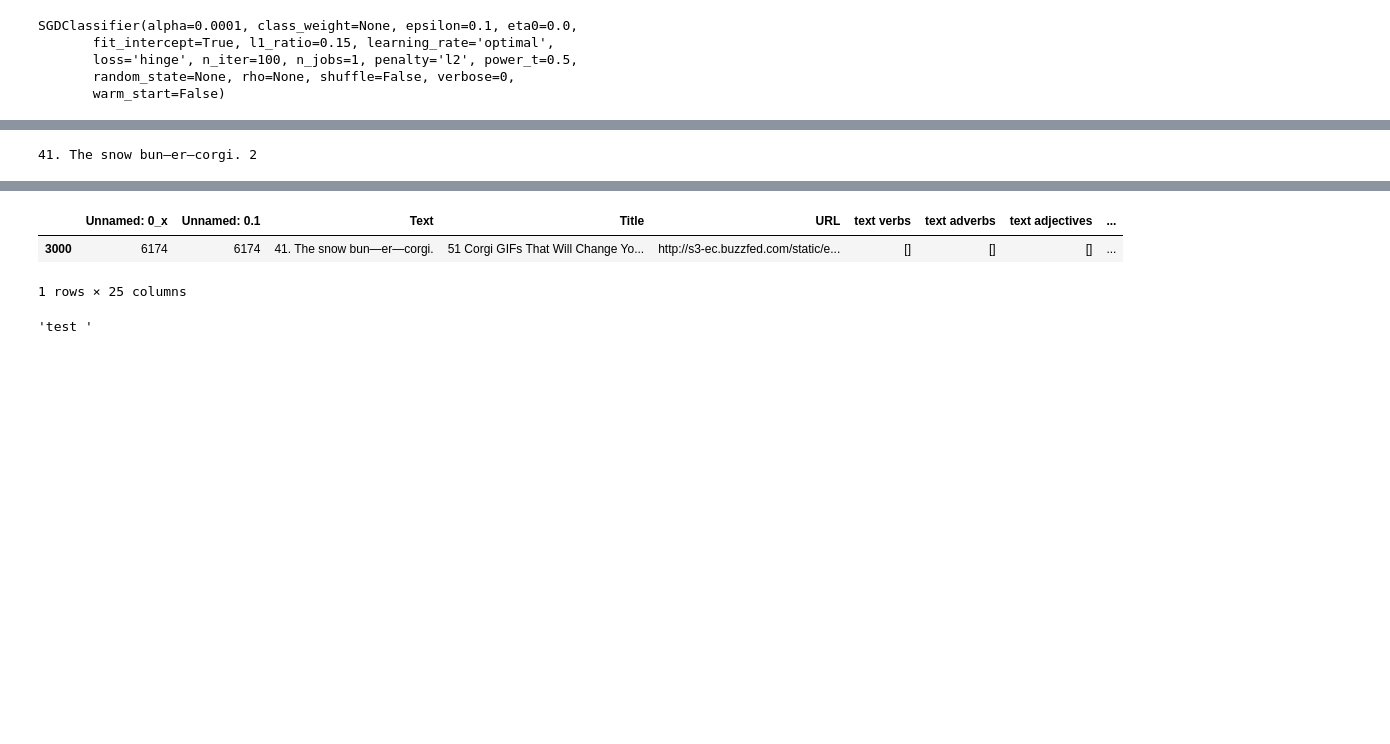
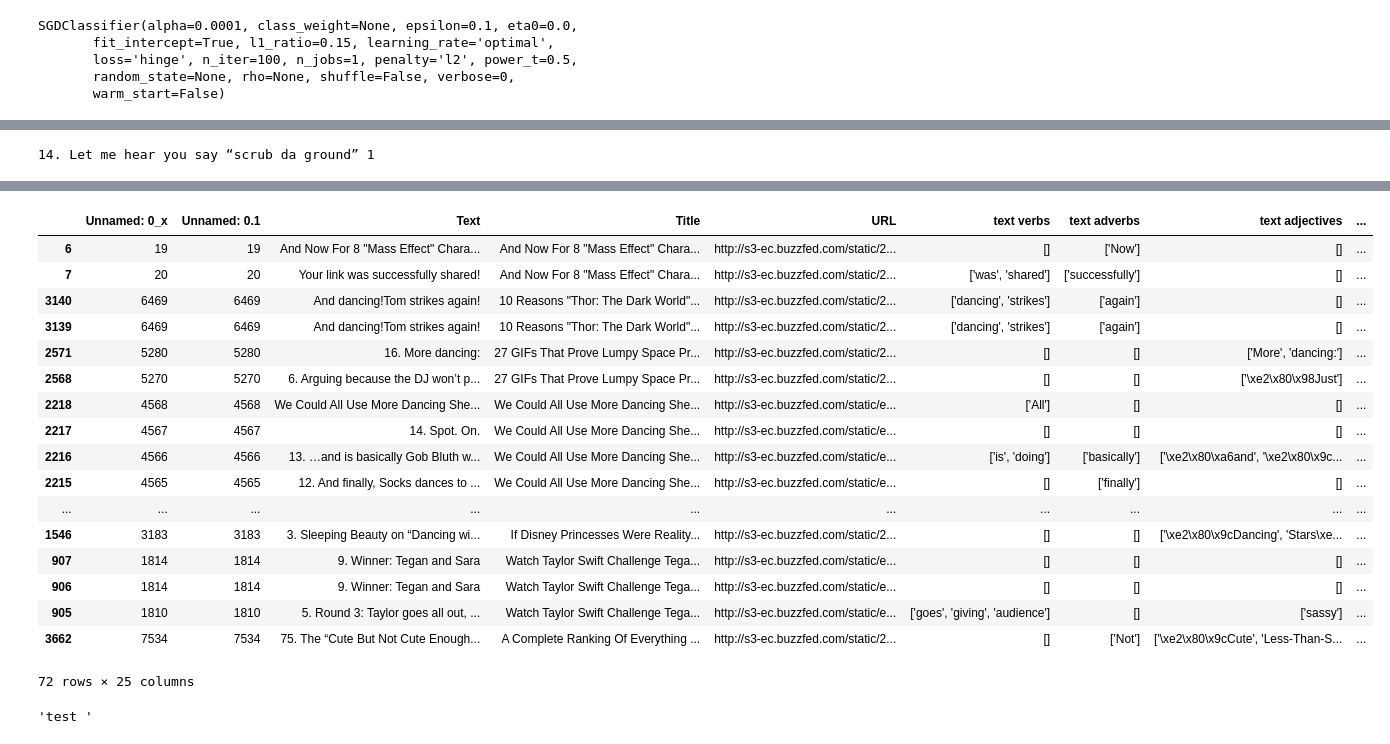
Before and after one commit to vedtopkar/LOLNLP, a Jupyter notebook: Sentiment Analysis.ipynb, the cells around one changed output, grey strips where cells are left out. Drawn from its saved outputs; the diff is of its cells as text; code cells hidden in the pictures; blank space fills up the shorter version.

```diff
--- a/Sentiment Analysis.ipynb
+++ b/Sentiment Analysis.ipynb
@@ -139,37 +139,52 @@ def find_matching_gifs_by_content(input_string, data=data, output=True):
     titles = data['Title'].fillna('')
 
     combined_text = [texts[i] + ' ' + titles[i] for i in range(len(data))]
     for text in combined_text:
         text = re.sub(r'[^\x00-\x7F]+',' ', text)
         n_matches = check_matching_tokens(text, input_string)
         matches.append({'Match': True if n_matches > 0 else False, 'n': n_matches })
 
     match_table = pd.DataFrame(matches)
     df = data.copy()
     df['Match'] = match_table['Match']
     df['N Matches'] = match_table['n']
 
     if np.sum(df['Match']) > 0:
         df = df[match_table['Match']].sort(columns='N Matches', ascending=False)
         max_n = max(df['N Matches'])
         df = df[df['N Matches'] == max_n]
         i = np.random.choice(df.index, 1)[0]
         url= df.ix[i]['url']
         t = df.ix[i]['Text']
         if output:
             print t, max_n
             display.display(display.Image(url=url))
         return df
     else:
         return []
 
-find_matching_gifs_by_content('snow corgi')
+find_matching_gifs_by_content('dance')
 # %% [output]
-41. The snow bun—er—corgi. 2
+14. Let me hear you say “scrub da ground” 1
 [interactive output not drawn]
 |  | Unnamed: 0_x | Unnamed: 0.1 | Text | Title | URL | text verbs | text adverbs | text adjectives | ... |
-| 3000 | 6174 | 6174 | 41. The snow bun—er—corgi. | 51 Corgi GIFs That Will Change Yo... | http://s3-ec.buzzfed.com/static/e... | [] | [] | [] | ... |
+| 6 | 19 | 19 | And Now For 8 "Mass Effect" Chara... | And Now For 8 "Mass Effect" Chara... | http://s3-ec.buzzfed.com/static/2... | [] | ['Now'] | [] | ... |
+| 7 | 20 | 20 | Your link was successfully shared! | And Now For 8 "Mass Effect" Chara... | http://s3-ec.buzzfed.com/static/2... | ['was', 'shared'] | ['successfully'] | [] | ... |
+| 3140 | 6469 | 6469 | And dancing!Tom strikes again! | 10 Reasons "Thor: The Dark World"... | http://s3-ec.buzzfed.com/static/2... | ['dancing', 'strikes'] | ['again'] | [] | ... |
+| 3139 | 6469 | 6469 | And dancing!Tom strikes again! | 10 Reasons "Thor: The Dark World"... | http://s3-ec.buzzfed.com/static/2... | ['dancing', 'strikes'] | ['again'] | [] | ... |
+| 2571 | 5280 | 5280 | 16. More dancing: | 27 GIFs That Prove Lumpy Space Pr... | http://s3-ec.buzzfed.com/static/2... | [] | [] | ['More', 'dancing:'] | ... |
+| 2568 | 5270 | 5270 | 6. Arguing because the DJ won’t p... | 27 GIFs That Prove Lumpy Space Pr... | http://s3-ec.buzzfed.com/static/2... | [] | [] | ['\xe2\x80\x98Just'] | ... |
+| 2218 | 4568 | 4568 | We Could All Use More Dancing She... | We Could All Use More Dancing She... | http://s3-ec.buzzfed.com/static/e... | ['All'] | [] | [] | ... |
+| 2217 | 4567 | 4567 | 14. Spot. On. | We Could All Use More Dancing She... | http://s3-ec.buzzfed.com/static/e... | [] | [] | [] | ... |
+| 2216 | 4566 | 4566 | 13. …and is basically Gob Bluth w... | We Could All Use More Dancing She... | http://s3-ec.buzzfed.com/static/e... | ['is', 'doing'] | ['basically'] | ['\xe2\x80\xa6and', '\xe2\x80\x9c... | ... |
+| 2215 | 4565 | 4565 | 12. And finally, Socks dances to ... | We Could All Use More Dancing She... | http://s3-ec.buzzfed.com/static/e... | [] | ['finally'] | [] | ... |
+| ... | ... | ... | ... | ... | ... | ... | ... | ... | ... |
+| 1546 | 3183 | 3183 | 3. Sleeping Beauty on “Dancing wi... | If Disney Princesses Were Reality... | http://s3-ec.buzzfed.com/static/2... | [] | [] | ['\xe2\x80\x9cDancing', 'Stars\xe... | ... |
+| 907 | 1814 | 1814 | 9. Winner: Tegan and Sara | Watch Taylor Swift Challenge Tega... | http://s3-ec.buzzfed.com/static/e... | [] | [] | [] | ... |
+| 906 | 1814 | 1814 | 9. Winner: Tegan and Sara | Watch Taylor Swift Challenge Tega... | http://s3-ec.buzzfed.com/static/e... | [] | [] | [] | ... |
+| 905 | 1810 | 1810 | 5. Round 3: Taylor goes all out, ... | Watch Taylor Swift Challenge Tega... | http://s3-ec.buzzfed.com/static/e... | ['goes', 'giving', 'audience'] | [] | ['sassy'] | ... |
+| 3662 | 7534 | 7534 | 75. The “Cute But Not Cute Enough... | A Complete Ranking Of Everything ... | http://s3-ec.buzzfed.com/static/2... | [] | ['Not'] | ['\xe2\x80\x9cCute', 'Less-Than-S... | ... |
-1 rows × 25 columns
+72 rows × 25 columns
 # %%
 re.sub(r'[^\x00-\x7F]+',' ', 'test\xe2\x80\x99')
 # %% [output]
```
Also changed, not shown: 3 other files.
